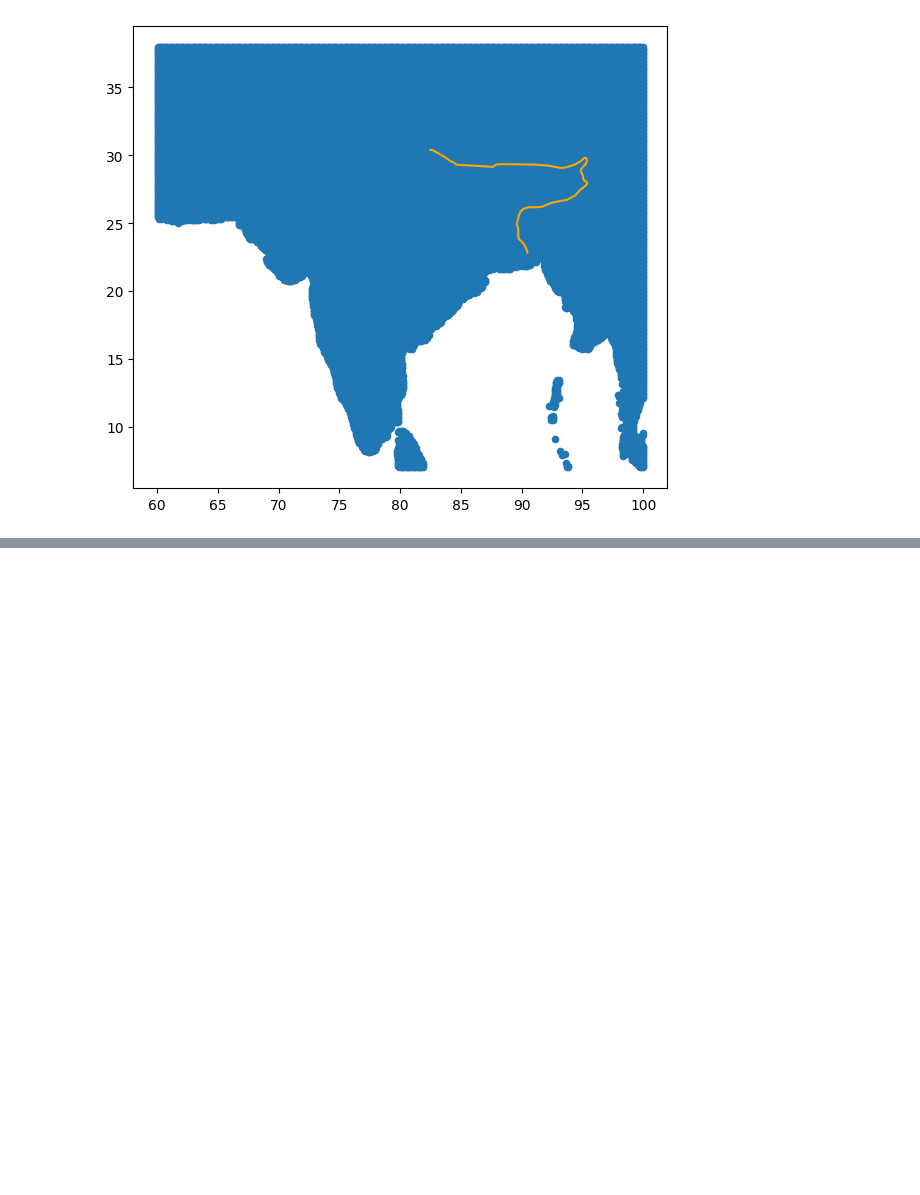
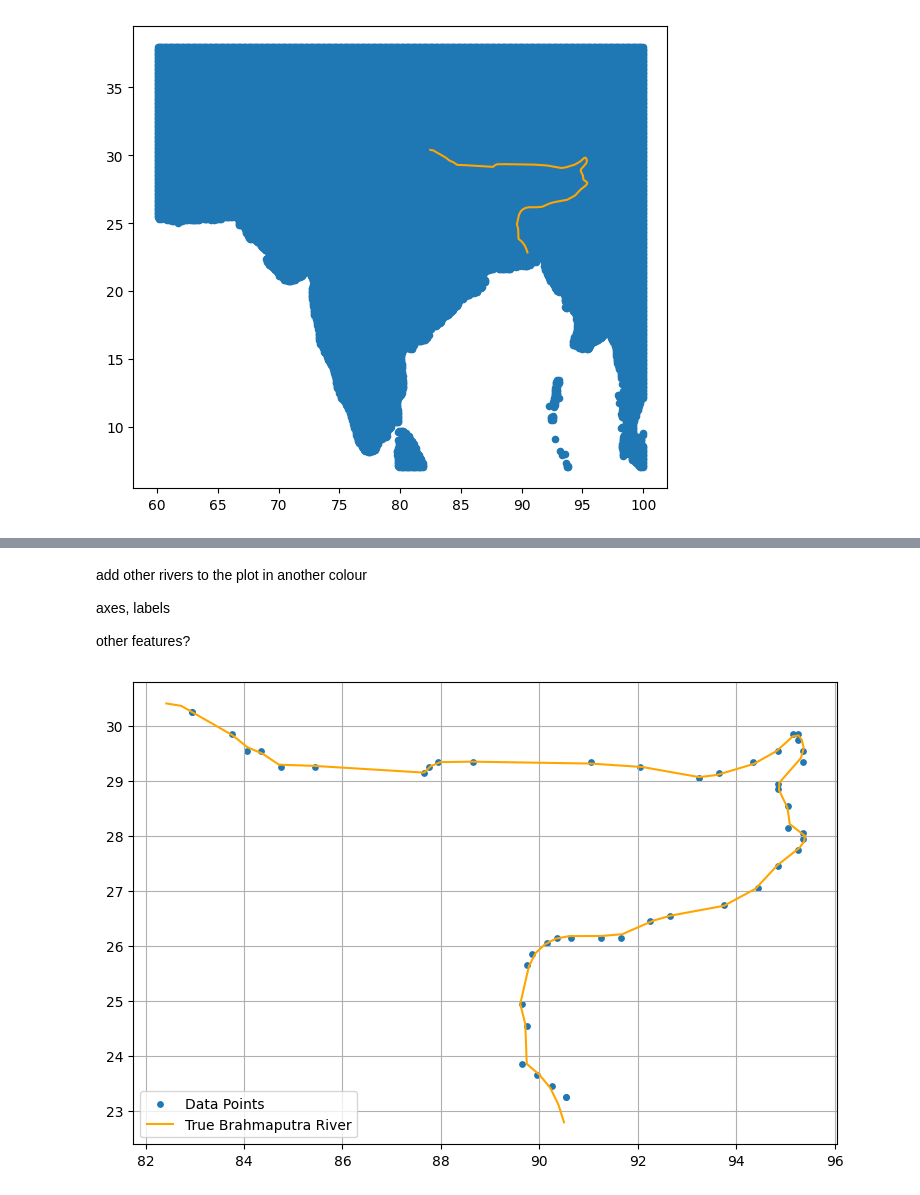
Before and after one commit to PaulNitschke/DS-Brahmaputra-River, a Jupyter notebook: notebooks/geo_exploration.ipynb, the cells around one changed output, grey strips where cells are left out. Cells and saved outputs as stored; diff of their text form; code cells hidden in the pictures; blank space fills up the shorter version.

```diff
--- a/notebooks/geo_exploration.ipynb
+++ b/notebooks/geo_exploration.ipynb
@@ -194,0 +114,52 @@ gdf
+# %% [markdown]
+add other rivers to the plot in another colour
+
+axes, labels
+
+other features?
+# %%
+threshold = 15  # Define threshold for "close to zero" (using above plot)
+mask = geo_df['dis24'].abs() > threshold
+filtered_df = geo_df[mask]
+# %%
+# Function to calculate distance between two points
+def calculate_distance(point1, point2):
+    return point1.distance(point2)
+# %%
+# Convert river to a list of individual points (lon, lat)
+river_linestring = brahmaputra.iloc[0]['geometry']
+river_points = list(river_linestring.coords)
+
+# Create a list to store the closest points
+closest_points = []
+
+# Iterate over each true coordinate in river_points
+for true_coord in river_points:
+    true_point = Point(true_coord)
+    min_distance = float('inf')  # Initialise with infinity
+    closest_point = None
+
+    # Iterate over each row in filtered_df
+    for index, row in filtered_df.iterrows():
+        # Check if the 'geometry' column contains a valid geometry object
+        if not pd.isna(row['geometry']):
+            # Calculate distance between true_point and row's geometry
+            distance = calculate_distance(row['geometry'], true_point)
+            # Check if this distance is smaller than the current minimum
+            if distance < min_distance:
+                min_distance = distance
+                closest_point = index  # Store the index of the closest row
+
+    # Append the index of the closest point to the list
+    closest_points.append(closest_point)
+
+# Filter out only the rows with closest points
+filtered_df_closest = filtered_df.loc[closest_points]
+# %%
+fig, ax = plt.subplots(figsize=(13,6))
+filtered_df_closest.plot(ax=ax, markersize=15, marker='o', label='Data Points')
+brahmaputra.plot(ax=ax, color='orange', label='True Brahmaputra River')
+plt.legend()
+plt.grid(True)
+# %% [output]
+[figure, added]
```
Also changed, not shown: parts of 7 cells of this notebook.
